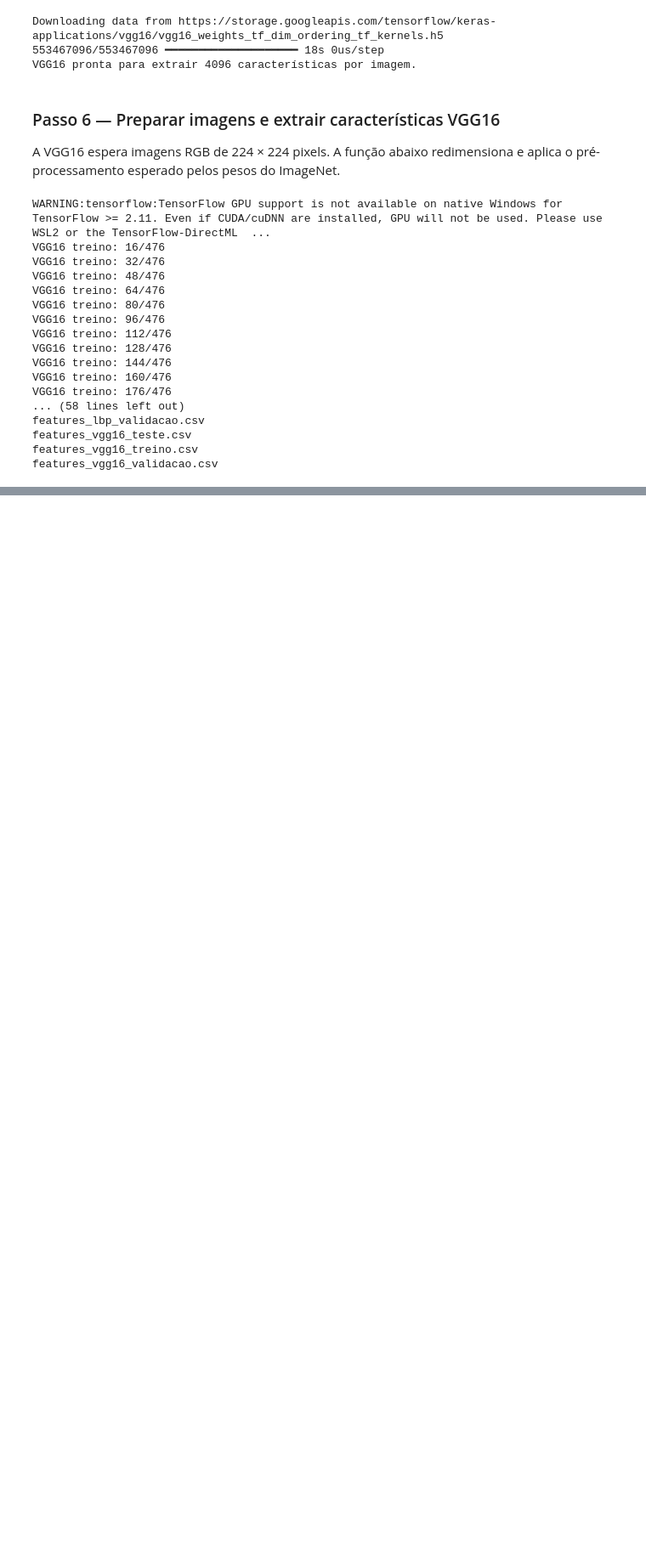
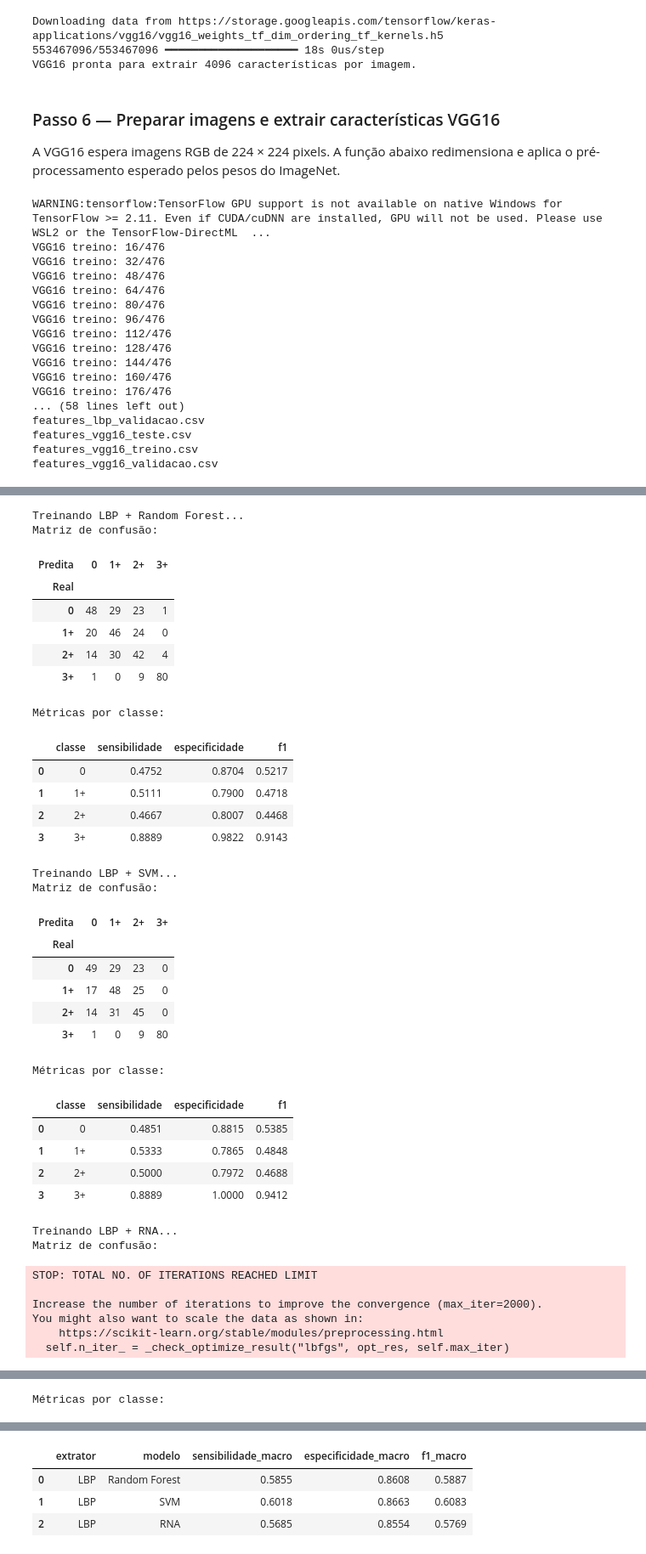
Before and after one commit to gustavo-gm-dev/iaa002-trabalho-python, a Jupyter notebook: TRABALHO_DE_IAA011/Trabalho Imagens - IAA/Trabalho-IAA011 EX01.ipynb, the cells around one changed output, grey strips where cells are left out. Shown at 85% size. Drawn from its saved outputs; the diff is of its cells as text; code cells hidden in the pictures; blank space fills up the shorter version.

```diff
--- a/TRABALHO_DE_IAA011/Trabalho Imagens - IAA/Trabalho-IAA011 EX01.ipynb
+++ b/TRABALHO_DE_IAA011/Trabalho Imagens - IAA/Trabalho-IAA011 EX01.ipynb
@@ -278,0 +394,33 @@ features_vgg16_validacao.csv
+# %%
+def treinar_e_avaliar(extrator, X_treino, y_treino, X_teste, y_teste):
+    resultados = []
+    for nome, modelo in criar_modelos().items():
+        print(f"Treinando {extrator} + {nome}...", flush=True)
+        modelo.fit(X_treino, y_treino)
+        predicoes = modelo.predict(X_teste)
+
+        matriz = confusion_matrix(y_teste, predicoes, labels=CLASSES)
+        tabela_matriz = pd.DataFrame(
+            matriz, index=NOMES_CLASSES, columns=NOMES_CLASSES
+        ).rename_axis(index="Real", columns="Predita")
+        metricas = calcular_metricas(matriz)
+
+        print("Matriz de confusão:")
+        display(tabela_matriz)
+        print("Métricas por classe:")
+        display(metricas.round(4))
+
+        arquivo = f"{extrator}_{nome.replace(' ', '_')}"
+        tabela_matriz.to_csv(RESULTADOS_DIR / f"matriz_{arquivo}.csv")
+        metricas.to_csv(RESULTADOS_DIR / f"metricas_{arquivo}.csv", index=False)
+        pd.DataFrame({
+            "classe_real": y_teste.to_numpy(), "classe_predita": predicoes
+        }).to_csv(RESULTADOS_DIR / f"predicoes_{arquivo}.csv", index=False)
+
+        resultados.append({
+            "extrator": extrator, "modelo": nome,
+            "sensibilidade_macro": metricas["sensibilidade"].mean(),
+            "especificidade_macro": metricas["especificidade"].mean(),
+            "f1_macro": metricas["f1"].mean(),
+        })
+    return pd.DataFrame(resultados)
@@ -278,0 +429,42 @@ features_vgg16_validacao.csv
+# %%
+resultados_lbp = treinar_e_avaliar(
+    "LBP", X_lbp_treino, y_lbp_treino, X_lbp_teste, y_lbp_teste
+)
+display(resultados_lbp.round(4))
+# %% [output]
+Treinando LBP + Random Forest...
+Matriz de confusão:
+| Predita | 0 | 1+ | 2+ | 3+ |
+| Real |  |  |  |  |
+| 0 | 48 | 29 | 23 | 1 |
+| 1+ | 20 | 46 | 24 | 0 |
+| 2+ | 14 | 30 | 42 | 4 |
+| 3+ | 1 | 0 | 9 | 80 |
+Métricas por classe:
+|  | classe | sensibilidade | especificidade | f1 |
+| 0 | 0 | 0.4752 | 0.8704 | 0.5217 |
+| 1 | 1+ | 0.5111 | 0.7900 | 0.4718 |
+| 2 | 2+ | 0.4667 | 0.8007 | 0.4468 |
+| 3 | 3+ | 0.8889 | 0.9822 | 0.9143 |
+Treinando LBP + SVM...
+Matriz de confusão:
+| Predita | 0 | 1+ | 2+ | 3+ |
+| Real |  |  |  |  |
+| 0 | 49 | 29 | 23 | 0 |
+| 1+ | 17 | 48 | 25 | 0 |
+| 2+ | 14 | 31 | 45 | 0 |
+| 3+ | 1 | 0 | 9 | 80 |
+Métricas por classe:
+|  | classe | sensibilidade | especificidade | f1 |
+| 0 | 0 | 0.4851 | 0.8815 | 0.5385 |
+| 1 | 1+ | 0.5333 | 0.7865 | 0.4848 |
+| 2 | 2+ | 0.5000 | 0.7972 | 0.4688 |
+| 3 | 3+ | 0.8889 | 1.0000 | 0.9412 |
+Treinando LBP + RNA...
+Matriz de confusão:
+STOP: TOTAL NO. OF ITERATIONS REACHED LIMIT
+
+Increase the number of iterations to improve the convergence (max_iter=2000).
+You might also want to scale the data as shown in:
+    https://scikit-learn.org/stable/modules/preprocessing.html
+  self.n_iter_ = _check_optimize_result("lbfgs", opt_res, self.max_iter)
@@ -278,0 +477 @@ features_vgg16_validacao.csv
+Métricas por classe:
@@ -278,0 +483,4 @@ features_vgg16_validacao.csv
+|  | extrator | modelo | sensibilidade_macro | especificidade_macro | f1_macro |
+| 0 | LBP | Random Forest | 0.5855 | 0.8608 | 0.5887 |
+| 1 | LBP | SVM | 0.6018 | 0.8663 | 0.6083 |
+| 2 | LBP | RNA | 0.5685 | 0.8554 | 0.5769 |
```
Also changed, not shown: parts of 15 cells of this notebook, 1 other file.
